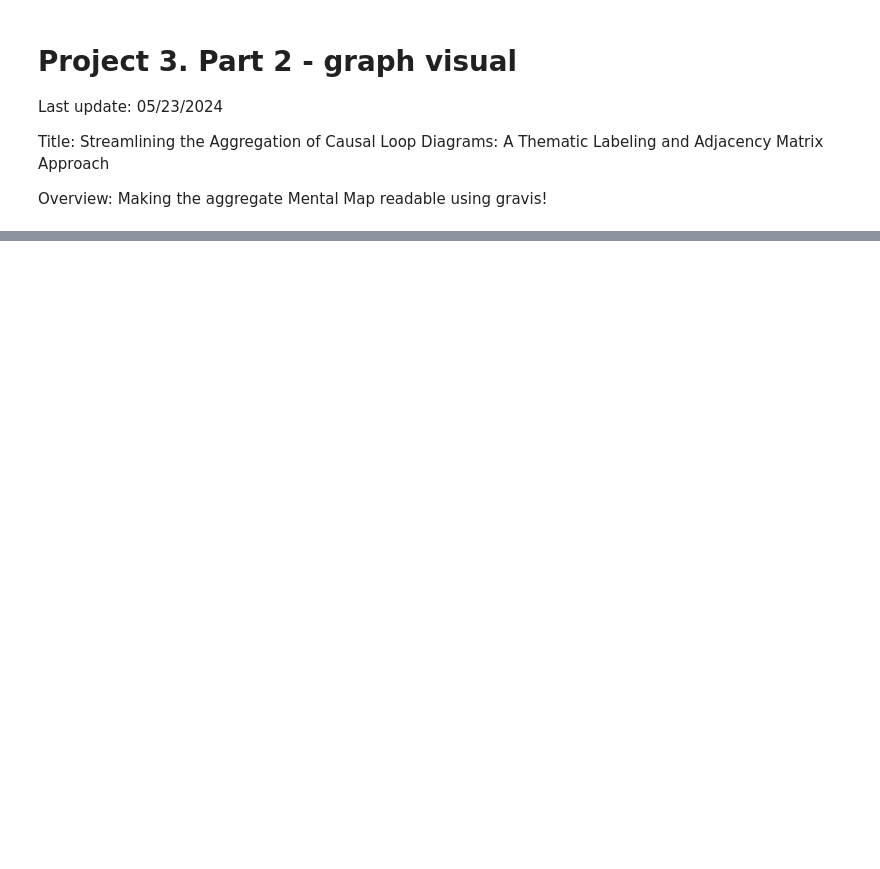
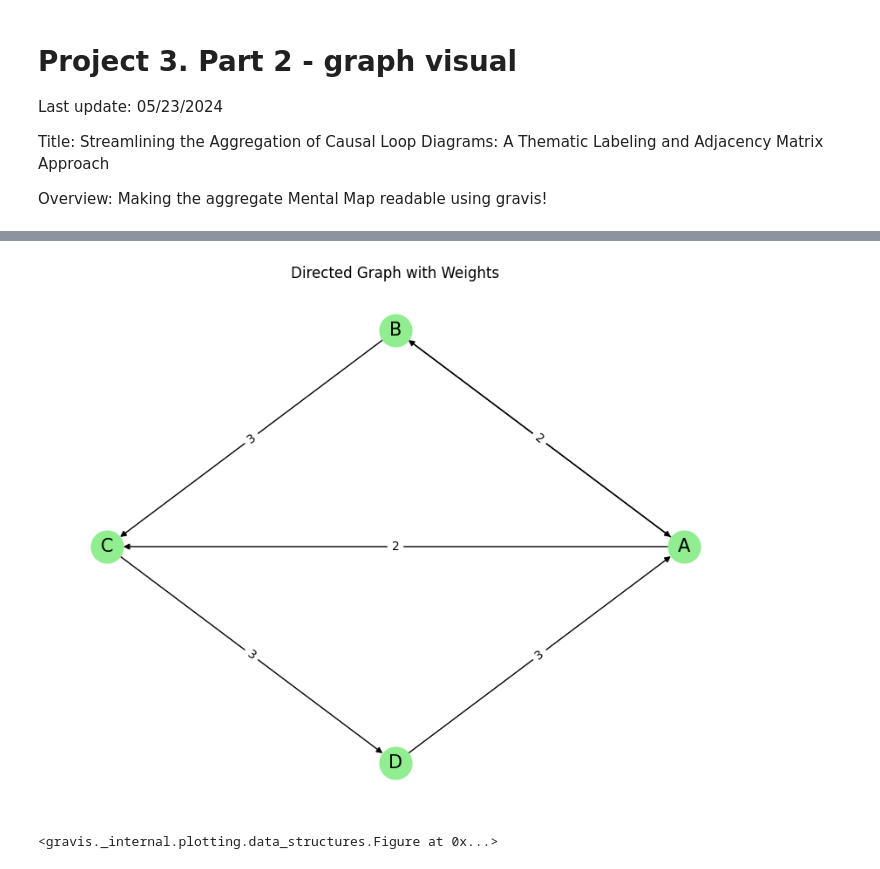
Before and after one commit to georgia-max/MentalMaps_Aggregation, a Jupyter notebook: notebook/graph_visual.ipynb, the cells around one changed output, grey strips where cells are left out. Saved outputs shown, nothing was run; the diff lists cells and outputs as text; code cells hidden in the pictures; blank space fills up the shorter version.

Commit message:
fix combined matrix

```diff
--- a/notebook/graph_visual.ipynb
+++ b/notebook/graph_visual.ipynb
@@ -56,0 +194,27 @@ gv.d3(G, graph_height=1000)
+# %%
+# Example usage
+# Define three adjacency dictionaries
+# adj_dict1 = {'A': {'B': 1}, 'B': {'C': 1}, 'C': {'A': 1}}
+# adj_dict2 = {'A': {'B': 1, 'C': 1}, 'C': {'A': 1}}
+# adj_dict3 = {'A': {'D': 1}, 'B': {'D': 1}, 'D': {'B': 1}}
+
+Al1 = to_adjlist(G1)
+Al2 = to_adjlist(G2)
+Al3 = to_adjlist(G3)
+
+adj_dict1 = adjlist_to_dict(Al1)
+adj_dict2 = adjlist_to_dict(Al2)
+adj_dict3 = adjlist_to_dict(Al3)
+
+
+# Combine the adjacency dictionaries
+combined_dict = combine_adjacency_dicts([adj_dict1, adj_dict2, adj_dict3])
+
+# Convert combined dictionary to adjacency matrix
+combined_matrix, nodes = dict_to_adjacency_matrix(combined_dict)
+
+# Print the result
+print("Combined Adjacency Matrix:")
+print(combined_matrix)
+print("\nNodes:")
+print(nodes)
@@ -56,0 +230,35 @@ gv.d3(G, graph_height=1000)
+# %%
+D = nx.from_numpy_array(combined_matrix, create_using=nx.DiGraph)
+
+# add node labels to D
+D = nx.relabel_nodes(D, lambda x: nodes[x])
+
+plt.figure(figsize=(8, 6))
+
+pos = nx.circular_layout(D)  # positions for all nodes
+
+nx.draw(D, pos, with_labels = True, node_size=700, node_color='lightgreen', font_size=15, font_color='black', arrows=True)
+labels = nx.get_edge_attributes(D, 'weight')
+nx.draw_networkx_edge_labels(D, pos, edge_labels=labels)
+
+plt.title("Directed Graph with Weights")
+plt.show()
+# %% [output]
+[figure, added]
+# %%
+
+gv.d3(D,
+        graph_height=200,
+        edge_curvature=-0.5,
+        # many_body_force_strength=-200,
+
+        # node_size_data_source="degree",
+        # use_node_size_normalization=True,
+        # node_size_normalization_min=15,
+        # node_size_normalization_max=35,
+        # show_node_label=True,
+
+
+    )
+# %% [output]
+<gravis._internal.plotting.data_structures.Figure at 0x...>
```
Also changed, not shown: parts of 18 cells of this notebook, 4 other files.
